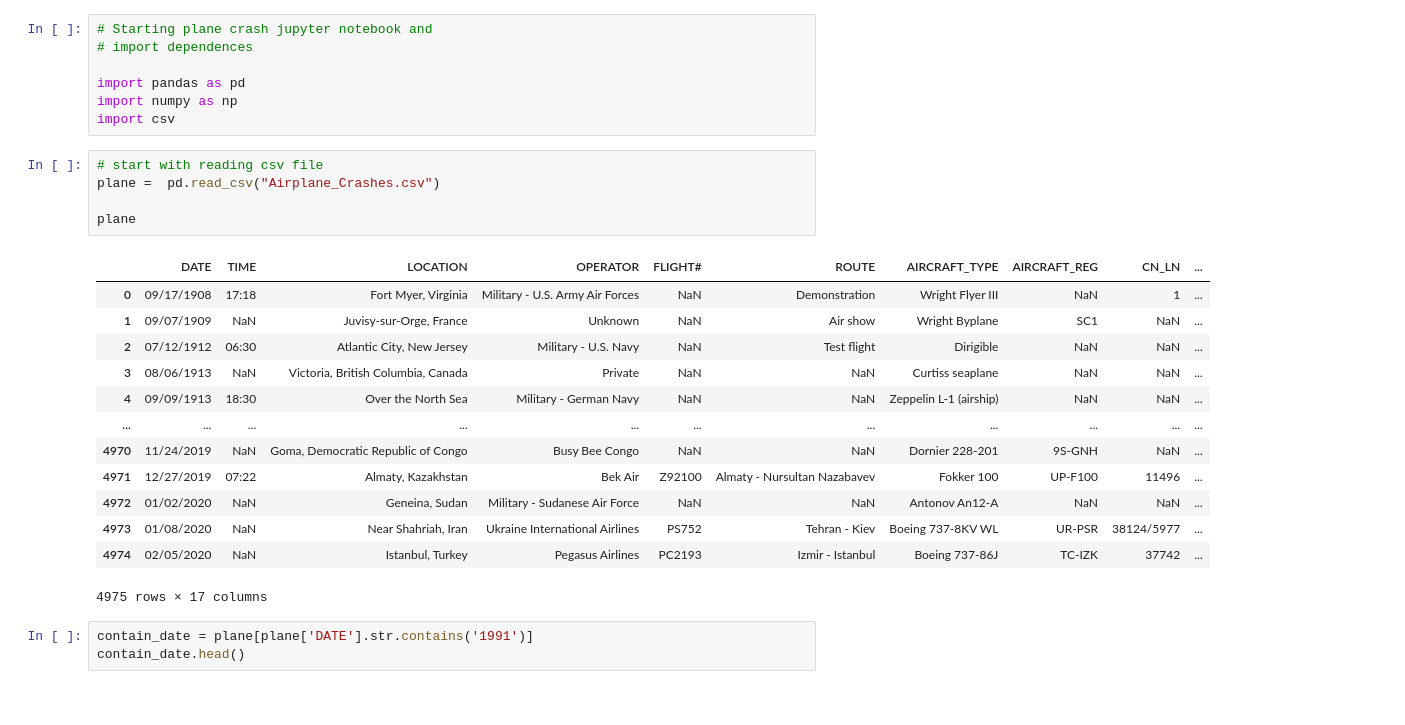
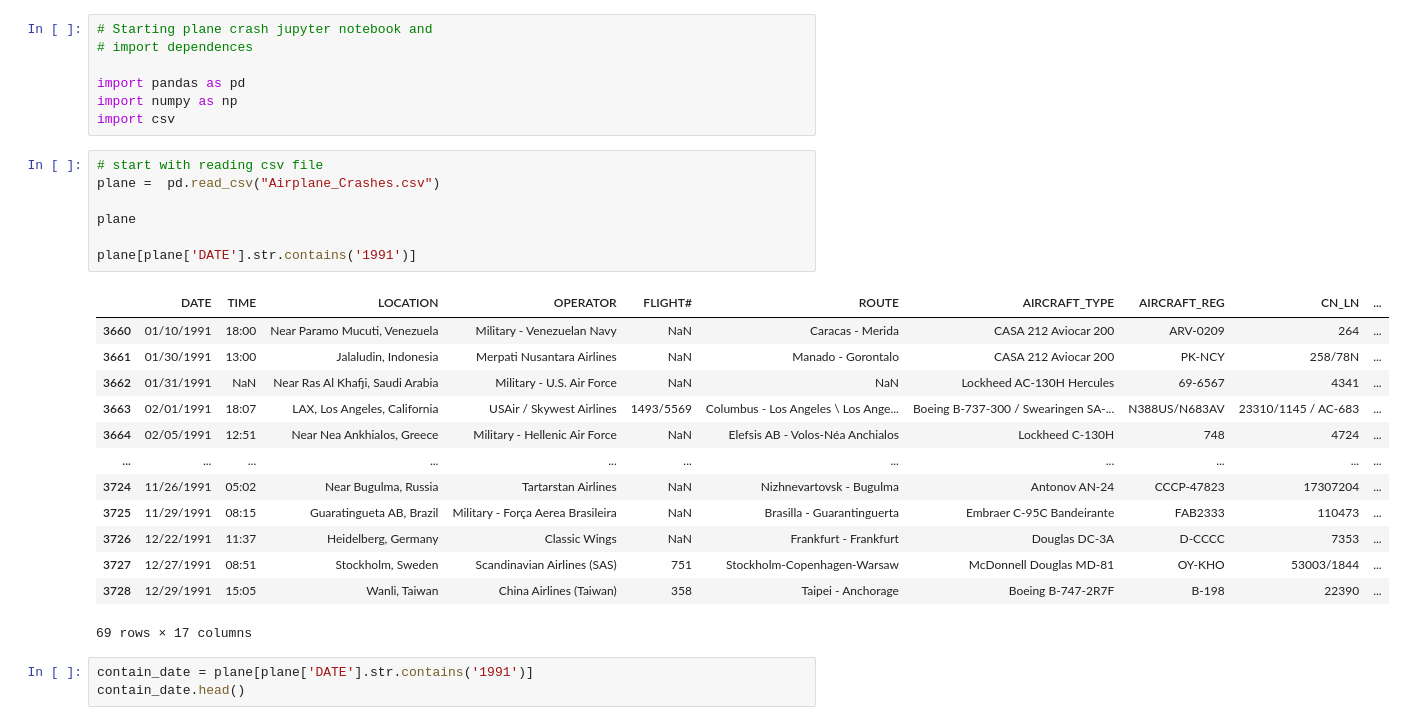
Before and after one commit to MZt92-ui/Project-1-Group-3, a Jupyter notebook: plane crash.ipynb, the cells around one changed output. Saved outputs shown, nothing was run; the diff lists cells and outputs as text.

```diff
--- a/plane crash.ipynb
+++ b/plane crash.ipynb
@@ -8,22 +8,24 @@ import csv
 # %%
 # start with reading csv file
 plane =  pd.read_csv("Airplane_Crashes.csv")
 
 plane
+
+plane[plane['DATE'].str.contains('1991')]
 # %% [output]
 |  | DATE | TIME | LOCATION | OPERATOR | FLIGHT# | ROUTE | AIRCRAFT_TYPE | AIRCRAFT_REG | CN_LN | ... |
-| 0 | 09/17/1908 | 17:18 | Fort Myer, Virginia | Military - U.S. Army Air Forces | NaN | Demonstration | Wright Flyer III | NaN | 1 | ... |
-| 1 | 09/07/1909 | NaN | Juvisy-sur-Orge, France | Unknown | NaN | Air show | Wright Byplane | SC1 | NaN | ... |
-| 2 | 07/12/1912 | 06:30 | Atlantic City, New Jersey | Military - U.S. Navy | NaN | Test flight | Dirigible | NaN | NaN | ... |
-| 3 | 08/06/1913 | NaN | Victoria, British Columbia, Canada | Private | NaN | NaN | Curtiss seaplane | NaN | NaN | ... |
-| 4 | 09/09/1913 | 18:30 | Over the North Sea | Military - German Navy | NaN | NaN | Zeppelin L-1 (airship) | NaN | NaN | ... |
+| 3660 | 01/10/1991 | 18:00 | Near Paramo Mucuti, Venezuela | Military - Venezuelan Navy | NaN | Caracas - Merida | CASA 212 Aviocar 200 | ARV-0209 | 264 | ... |
+| 3661 | 01/30/1991 | 13:00 | Jalaludin, Indonesia | Merpati Nusantara Airlines | NaN | Manado - Gorontalo | CASA 212 Aviocar 200 | PK-NCY | 258/78N | ... |
+| 3662 | 01/31/1991 | NaN | Near Ras Al Khafji, Saudi Arabia | Military - U.S. Air Force | NaN | NaN | Lockheed AC-130H Hercules | 69-6567 | 4341 | ... |
+| 3663 | 02/01/1991 | 18:07 | LAX, Los Angeles, California | USAir / Skywest Airlines | 1493/5569 | Columbus - Los Angeles \ Los Ange... | Boeing B-737-300 / Swearingen SA-... | N388US/N683AV | 23310/1145 / AC-683 | ... |
+| 3664 | 02/05/1991 | 12:51 | Near Nea Ankhialos, Greece | Military - Hellenic Air Force | NaN | Elefsis AB - Volos-Néa Anchialos | Lockheed C-130H | 748 | 4724 | ... |
 | ... | ... | ... | ... | ... | ... | ... | ... | ... | ... | ... |
-| 4970 | 11/24/2019 | NaN | Goma, Democratic Republic of Congo | Busy Bee Congo | NaN | NaN | Dornier 228-201 | 9S-GNH | NaN | ... |
-| 4971 | 12/27/2019 | 07:22 | Almaty, Kazakhstan | Bek Air | Z92100 | Almaty - Nursultan Nazabavev | Fokker 100 | UP-F100 | 11496 | ... |
-| 4972 | 01/02/2020 | NaN | Geneina, Sudan | Military - Sudanese Air Force | NaN | NaN | Antonov An12-A | NaN | NaN | ... |
-| 4973 | 01/08/2020 | NaN | Near Shahriah, Iran | Ukraine International Airlines | PS752 | Tehran - Kiev | Boeing 737-8KV WL | UR-PSR | 38124/5977 | ... |
-| 4974 | 02/05/2020 | NaN | Istanbul, Turkey | Pegasus Airlines | PC2193 | Izmir - Istanbul | Boeing 737-86J | TC-IZK | 37742 | ... |
+| 3724 | 11/26/1991 | 05:02 | Near Bugulma, Russia | Tartarstan Airlines | NaN | Nizhnevartovsk - Bugulma | Antonov AN-24 | CCCP-47823 | 17307204 | ... |
+| 3725 | 11/29/1991 | 08:15 | Guaratingueta AB, Brazil | Military - Força Aerea Brasileira | NaN | Brasilla - Guarantinguerta | Embraer C-95C Bandeirante | FAB2333 | 110473 | ... |
+| 3726 | 12/22/1991 | 11:37 | Heidelberg, Germany | Classic Wings | NaN | Frankfurt - Frankfurt | Douglas DC-3A | D-CCCC | 7353 | ... |
+| 3727 | 12/27/1991 | 08:51 | Stockholm, Sweden | Scandinavian Airlines (SAS) | 751 | Stockholm-Copenhagen-Warsaw | McDonnell Douglas MD-81 | OY-KHO | 53003/1844 | ... |
+| 3728 | 12/29/1991 | 15:05 | Wanli, Taiwan | China Airlines (Taiwan) | 358 | Taipei - Anchorage | Boeing B-747-2R7F | B-198 | 22390 | ... |
-4975 rows × 17 columns
+69 rows × 17 columns
 # %%
 contain_date = plane[plane['DATE'].str.contains('1991')]
 contain_date.head()
```
Also changed, not shown: parts of 5 cells of this notebook.
